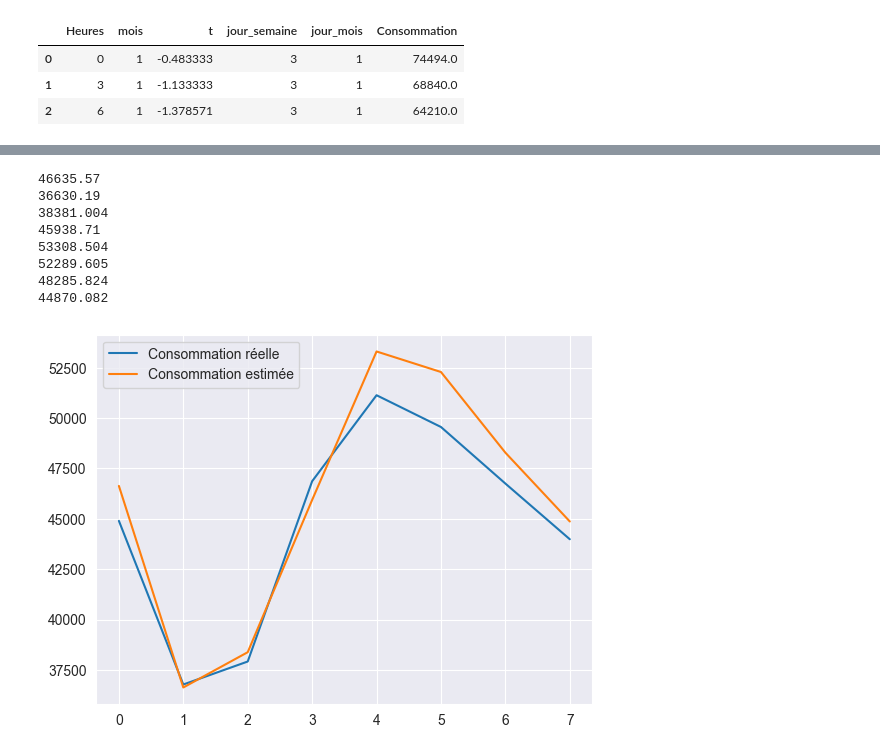
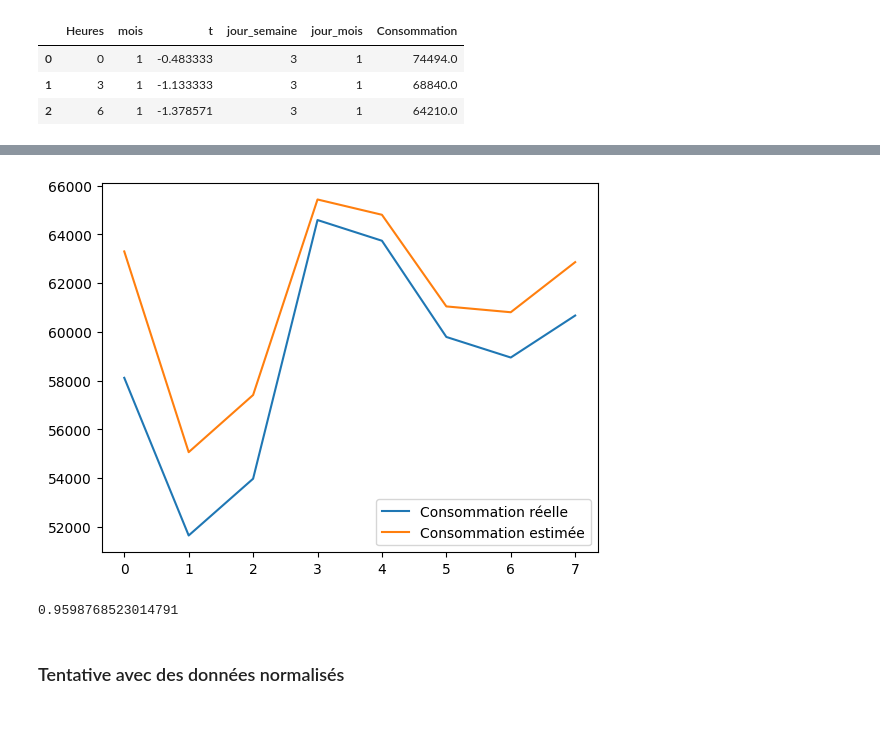
Before and after one commit to baudu69/ProjetBI, a Jupyter notebook: BI.ipynb, the cells around one changed output, grey strips where cells are left out. Saved outputs shown, nothing was run; the diff lists cells and outputs as text; code cells hidden in the pictures; blank space fills up the shorter version.

```diff
--- a/BI.ipynb
+++ b/BI.ipynb
@@ -268,15 +302,11 @@ def testDate(date_str: str, model: MLP):
     plt.plot(data_predict)
     plt.legend(['Consommation réelle', 'Consommation estimée'])
     plt.show()
-
-testDate('30/07/19', best_model)
-# %% [output]
-46635.57
-36630.19
-38381.004
-45938.71
-53308.504
-52289.605
-48285.824
-44870.082
-[figure, removed]
+# %%
+testDate('28/02/19', best_model)
+# %% [output]
+[figure, added]
+# %%
+score_perceptron(x_test, y_test, best_model)
+# %% [output]
+0.9598768523014791
@@ -282,0 +315,2 @@ testDate('30/07/19', best_model)
+# %% [markdown]
+### Tentative avec des données normalisés
```
Also changed, not shown: parts of 13 cells of this notebook, 1 other file.
